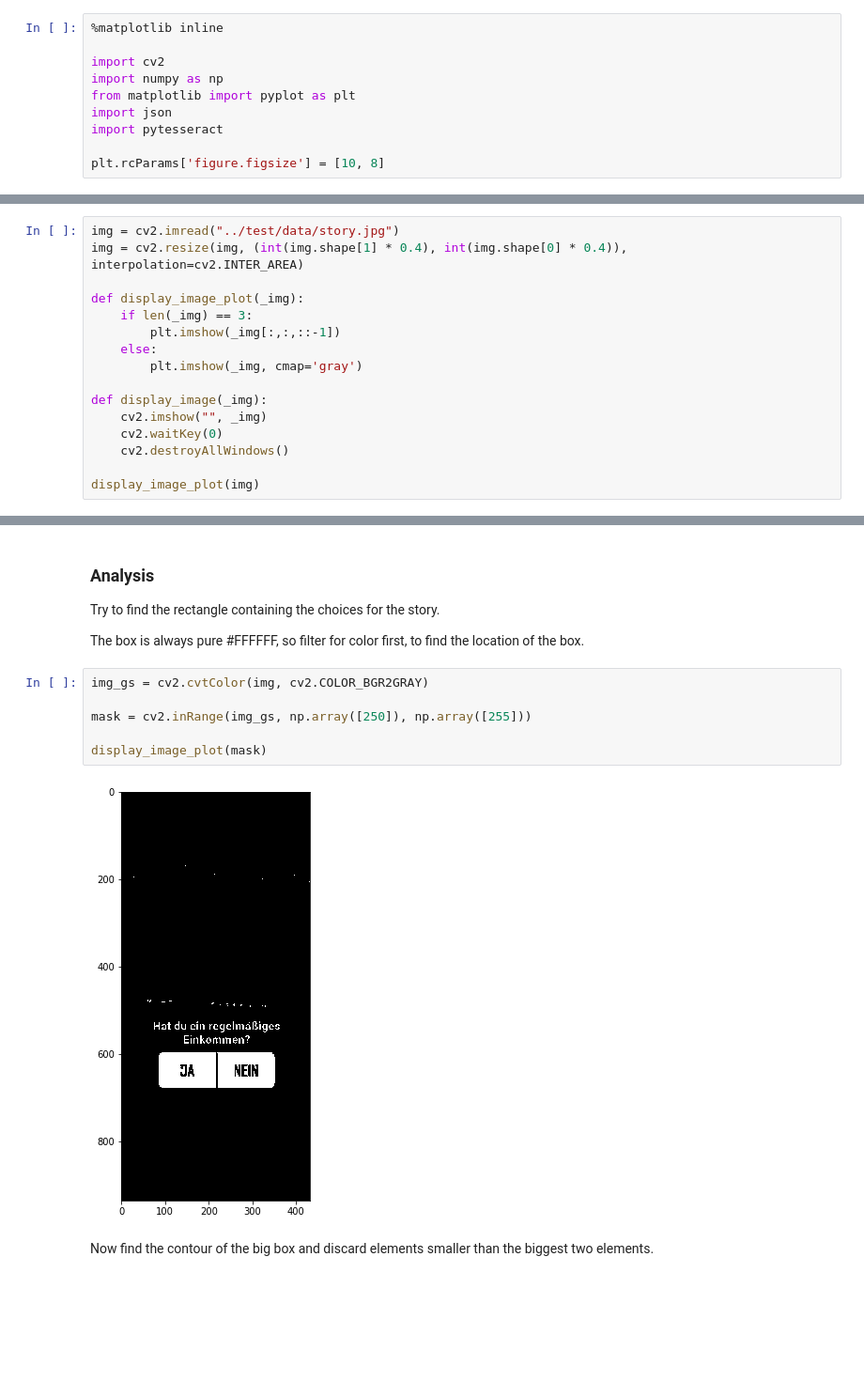
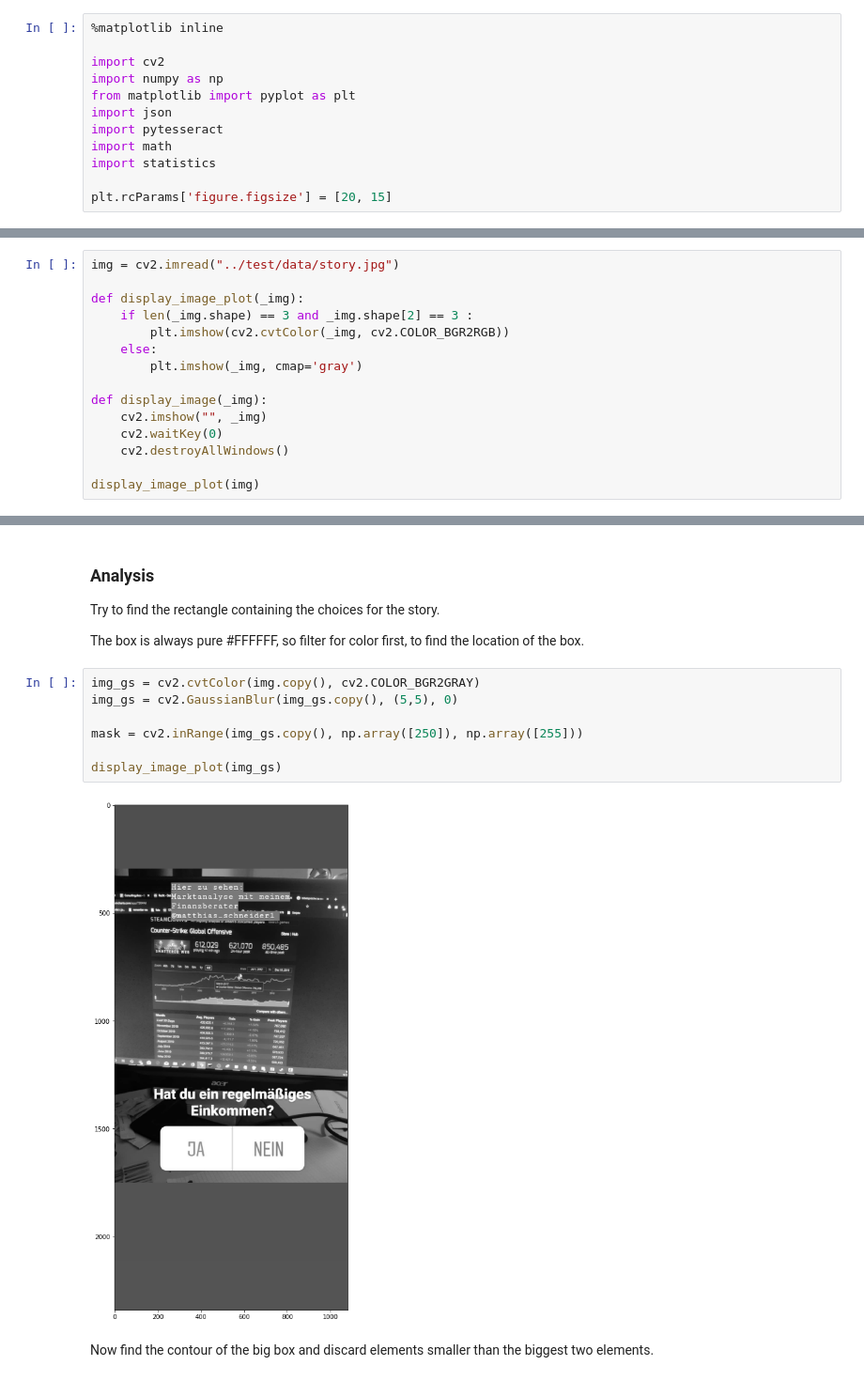
Before and after one commit to orlopau/instagram-survey-scraper, a Jupyter notebook: notebooks/image_text_recognition.ipynb, the cells around one changed output, grey strips where cells are left out. Shown at 94% size. Cells and saved outputs as stored; diff of their text form; blank space fills up the shorter version.

```diff
--- a/notebooks/image_text_recognition.ipynb
+++ b/notebooks/image_text_recognition.ipynb
@@ -6,17 +6,18 @@ import numpy as np
 from matplotlib import pyplot as plt
 import json
 import pytesseract
+import math
+import statistics
 
-plt.rcParams['figure.figsize'] = [10, 8]
+plt.rcParams['figure.figsize'] = [20, 15]
 # %% [markdown]
 ### First load the image for analysis...
 # %%
 img = cv2.imread("../test/data/story.jpg")
-img = cv2.resize(img, (int(img.shape[1] * 0.4), int(img.shape[0] * 0.4)), interpolation=cv2.INTER_AREA)
 
 def display_image_plot(_img):
-    if len(_img) == 3:
-        plt.imshow(_img[:,:,::-1])
+    if len(_img.shape) == 3 and _img.shape[2] == 3 :
+        plt.imshow(cv2.cvtColor(_img, cv2.COLOR_BGR2RGB))
     else:
         plt.imshow(_img, cmap='gray')
 
@@ -35,13 +36,14 @@ Try to find the rectangle containing the choices for the story.
 
 The box is always pure #FFFFFF, so filter for color first, to find the location of the box.
 # %%
-img_gs = cv2.cvtColor(img, cv2.COLOR_BGR2GRAY)
+img_gs = cv2.cvtColor(img.copy(), cv2.COLOR_BGR2GRAY)
+img_gs = cv2.GaussianBlur(img_gs.copy(), (5,5), 0)
 
-mask = cv2.inRange(img_gs, np.array([250]), np.array([255]))
+mask = cv2.inRange(img_gs.copy(), np.array([250]), np.array([255]))
 
-display_image_plot(mask)
+display_image_plot(img_gs)
 # %% [output]
-[figure, old version]
+[figure, new version]
 # %% [markdown]
 Now find the contour of the big box and discard elements smaller than the biggest two elements.
 # %%
```
Also changed, not shown: parts of 19 cells of this notebook, 2 other files.
